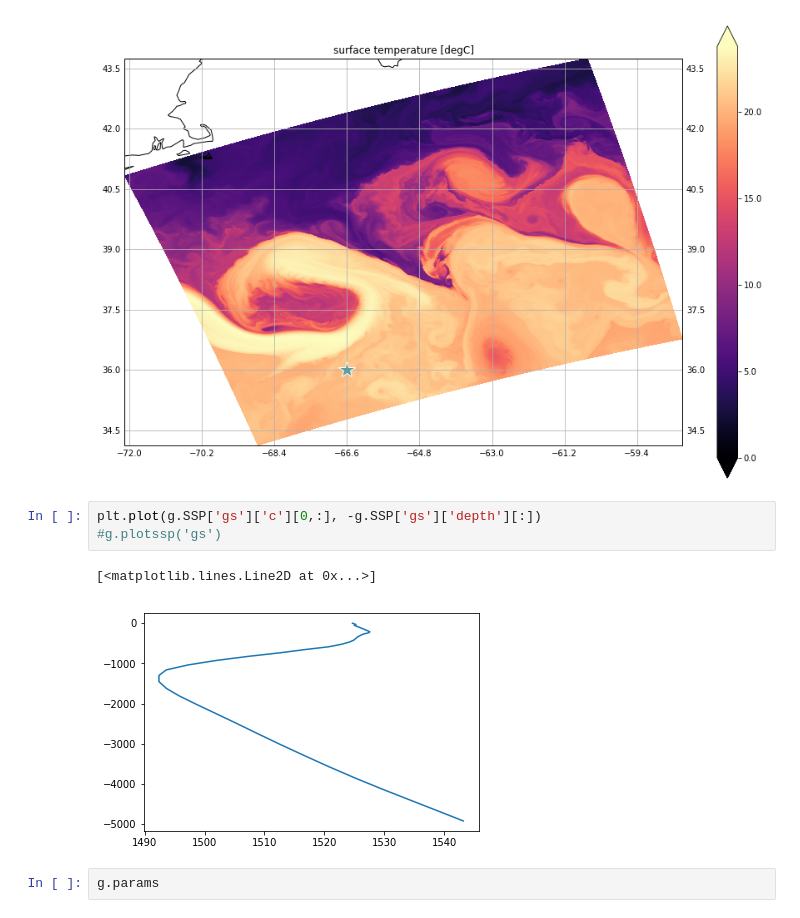
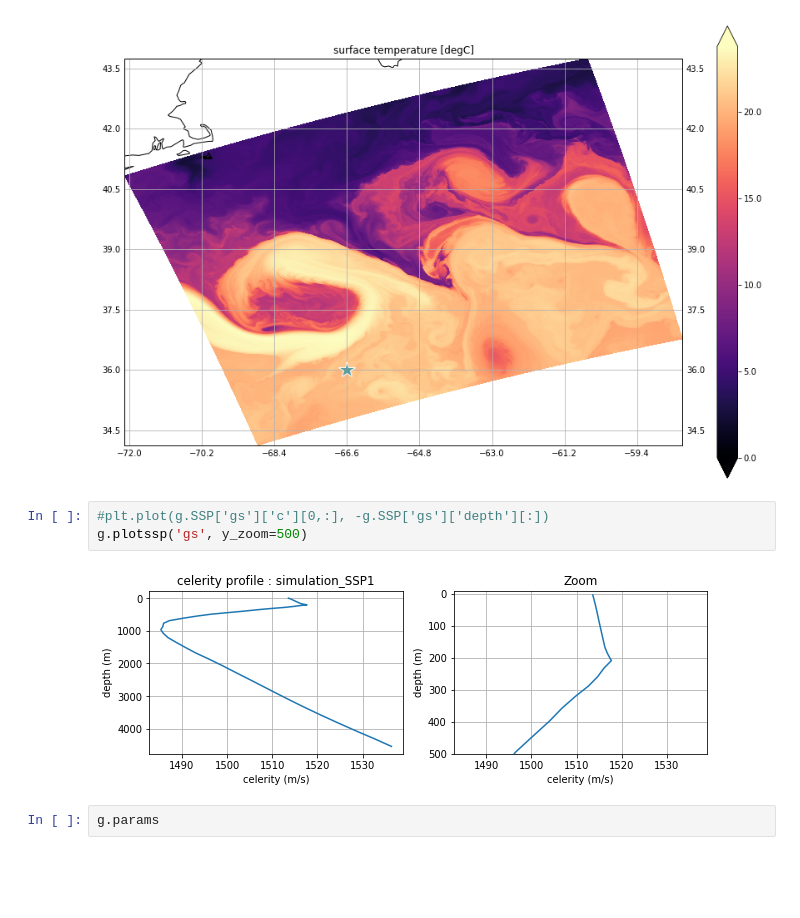
Before and after one commit to ponchama/Cognac_Acoustique, a Jupyter notebook: Bellhop/Profondeur_source.ipynb, the cells around one changed output. Saved outputs shown, nothing was run; the diff lists cells and outputs as text; blank space fills up the shorter version.

```diff
--- a/Bellhop/Profondeur_source.ipynb
+++ b/Bellhop/Profondeur_source.ipynb
@@ -208,11 +213,10 @@ h min= 20.000, max=5543.070
 Uses the following output file: /home/datawork-lops-osi/jgula/NESED/nesed_avg.00060.nc
 [figure]
 # %%
-plt.plot(g.SSP['gs']['c'][0,:], -g.SSP['gs']['depth'][:])
-#g.plotssp('gs')
+#plt.plot(g.SSP['gs']['c'][0,:], -g.SSP['gs']['depth'][:])
+g.plotssp('gs', y_zoom=500)
 # %% [output]
-[<matplotlib.lines.Line2D at 0x...>]
-[figure, old version]
+[figure, new version]
 # %%
 g.params
 # %% [output]
```
Also changed, not shown: parts of 9 cells of this notebook, 1 other file.
